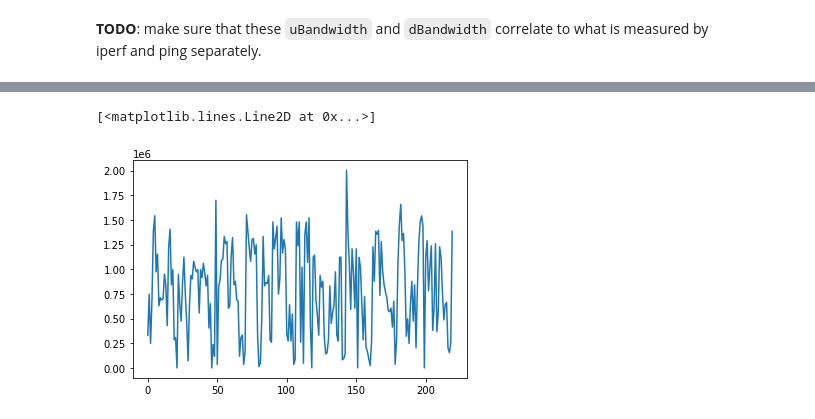
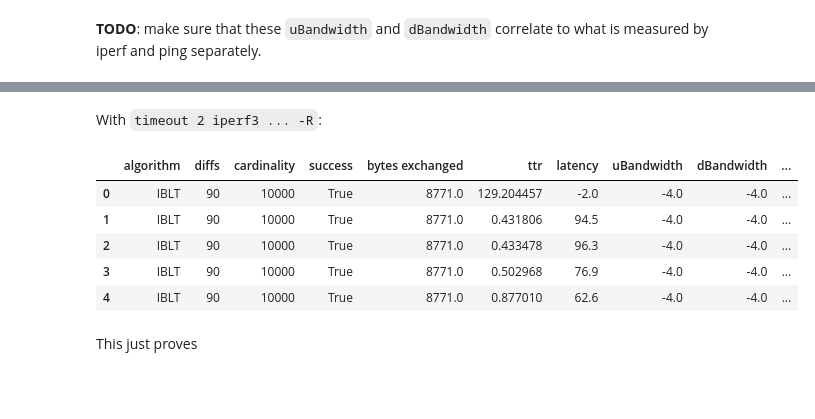
Before and after one commit to nislab/gensync, a Jupyter notebook: run/analysis.ipynb, the cells around one changed output, grey strips where cells are left out. Saved outputs shown, nothing was run; the diff lists cells and outputs as text; code cells hidden in the pictures; blank space fills up the shorter version.

Commit message:
Network probing with `timeout iperf3 -R ...`

```diff
--- a/run/analysis.ipynb
+++ b/run/analysis.ipynb
@@ -941,5 +936,15 @@ plt.plot(iperf_1026_dbg['uBandwidth'])
-# %%
-plt.plot(iperf_1026_dbg['dBandwidth'])
-# %% [output]
-[<matplotlib.lines.Line2D at 0x...>]
-[figure, removed]
+# %% [markdown]
+With `timeout 2 iperf3 ... -R`:
+# %%
+d_1026_2s = ca.parse('plain_data/gensync_022168024_1026.csv', summarize=True)
+# %%
+d_1026_2s.head()
+# %% [output]
+|  | algorithm | diffs | cardinality | success | bytes exchanged | ttr | latency | uBandwidth | dBandwidth | ... |
+| 0 | IBLT | 90 | 10000 | True | 8771.0 | 129.204457 | -2.0 | -4.0 | -4.0 | ... |
+| 1 | IBLT | 90 | 10000 | True | 8771.0 | 0.431806 | 94.5 | -4.0 | -4.0 | ... |
+| 2 | IBLT | 90 | 10000 | True | 8771.0 | 0.433478 | 96.3 | -4.0 | -4.0 | ... |
+| 3 | IBLT | 90 | 10000 | True | 8771.0 | 0.502968 | 76.9 | -4.0 | -4.0 | ... |
+| 4 | IBLT | 90 | 10000 | True | 8771.0 | 0.877010 | 62.6 | -4.0 | -4.0 | ... |
+# %% [markdown]
+This just proves
```
Also changed, not shown: parts of 2 cells of this notebook, 5 other files.
